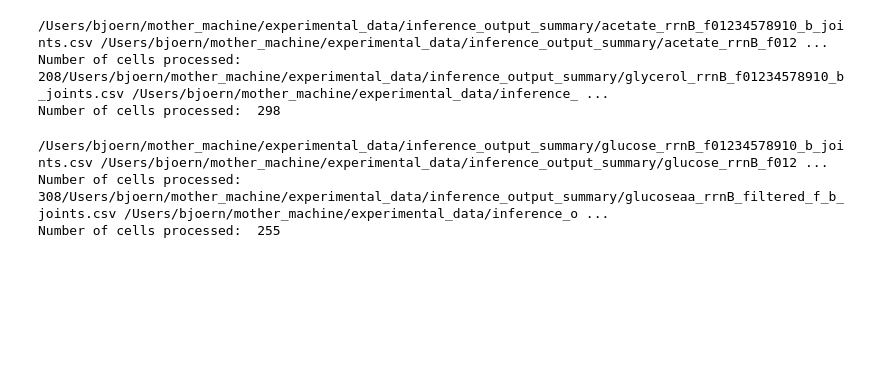
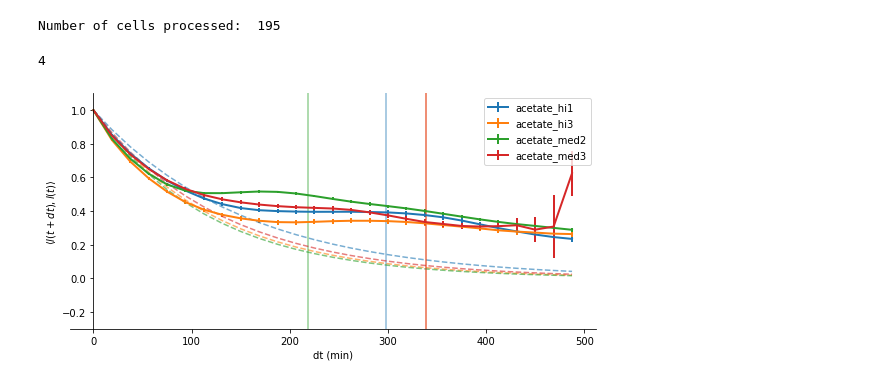
Before and after one commit to bjks/gfp_gaussian_process, a Jupyter notebook: python_src/auto_correlation_tree.ipynb, the cells around one changed output. Saved outputs shown, nothing was run; the diff lists cells and outputs as text; code cells hidden in the pictures; blank space fills up the shorter version.

Commit message:
remove segment 2 treatment for theos data, auto-corr tree as py script

```diff
--- a/python_src/auto_correlation_tree.ipynb
+++ b/python_src/auto_correlation_tree.ipynb
@@ -316,31 +316,25 @@ def files2correlation_function(joint_file, prediction_file, dts, tol):
 
     return correlations
 # %%
-joint_filenames =['/Users/bjoern/mother_machine/experimental_data/inference_output_summary/acetate_rrnB_f01234578910_b_joints.csv',
-            '/Users/bjoern/mother_machine/experimental_data/inference_output_summary/glycerol_rrnB_f01234578910_b_joints.csv',
-            '/Users/bjoern/mother_machine/experimental_data/inference_output_summary/glucose_rrnB_f01234578910_b_joints.csv',
-            '/Users/bjoern/mother_machine/experimental_data/inference_output_summary/glucoseaa_rrnB_filtered_f_b_joints.csv']
-
-prediction_filenames =['/Users/bjoern/mother_machine/experimental_data/inference_output_summary/acetate_rrnB_f01234578910_b_prediction.csv',
-            '/Users/bjoern/mother_machine/experimental_data/inference_output_summary/glycerol_rrnB_f01234578910_b_prediction.csv',
-            '/Users/bjoern/mother_machine/experimental_data/inference_output_summary/glucose_rrnB_f01234578910_b_prediction.csv',
-            '/Users/bjoern/mother_machine/experimental_data/inference_output_summary/glucoseaa_rrnB_filtered_f_b_prediction.csv']
+joint_filenames =['/Users/bjoern/mother_machine/experimental_data/data_dany_20220111/acetate_hi1_f01234578910_b_joints.csv',
+            '/Users/bjoern/mother_machine/experimental_data/data_dany_20220111/acetate_hi3_f01234578910_b_joints.csv',
+            '/Users/bjoern/mother_machine/experimental_data/data_dany_20220111/acetate_med2_f01234578910_b_joints.csv',
+            '/Users/bjoern/mother_machine/experimental_data/data_dany_20220111/acetate_med3_filtered_f01234578910_b_joints.csv']
 
 
 corrs = []
-dts=[18.75, 6, 3, 1.5]
+dts=[18.75,18.75, 18.75, 18.75]
 
-for jf, pf, dt in zip(joint_filenames, prediction_filenames, dts):
-    print(jf, pf)
+for jf, dt in zip(joint_filenames, dts):
+    pf = jf.replace("joints", "prediction")
     corr = files2correlation_function(jf, pf, np.arange(0, 500, dt), 0.3)
     corrs.append(corr)
 # %% [output]
-/Users/bjoern/mother_machine/experimental_data/inference_output_summary/acetate_rrnB_f01234578910_b_joints.csv /Users/bjoern/mother_machine/experimental_data/inference_output_summary/acetate_rrnB_f012 ...
-Number of cells processed:  208/Users/bjoern/mother_machine/experimental_data/inference_output_summary/glycerol_rrnB_f01234578910_b_joints.csv /Users/bjoern/mother_machine/experimental_data/inference_ ...
-Number of cells processed:  298
+Number of cells processed:  195
-/Users/bjoern/mother_machine/experimental_data/inference_output_summary/glucose_rrnB_f01234578910_b_joints.csv /Users/bjoern/mother_machine/experimental_data/inference_output_summary/glucose_rrnB_f012 ...
-Number of cells processed:  308/Users/bjoern/mother_machine/experimental_data/inference_output_summary/glucoseaa_rrnB_filtered_f_b_joints.csv /Users/bjoern/mother_machine/experimental_data/inference_o ...
-Number of cells processed:  255
+# %%
+len(corrs)
+# %% [output]
+4
 # %%
 def tree_correlation_plot(correlations, x, y, plot_file=None, title=None, param_dict=None, min_joint_number=10):
     mapping = {z:i for i, z in enumerate(["x(t+dt)", "g(t+dt)", "l(t+dt)", "q(t+dt)", "x(t)", "g(t)", "l(t)", "q(t)"])}
@@ -440,3 +513,14 @@ def tree_correlation_plot(correlations, x, y, plot_file=None, title=None, param_
+# %%
+
+param_dict_list=[]
+labels = []
+
+for filename in joint_filenames:
+    param_dict_list.append(read_final_params(filename))
+    labels.append(filename.split('/')[-1].split("_")[0] + "_" + filename.split('/')[-1].split("_")[1])
+tree_correlation_plot_list(corrs, "l(t+dt)", "l(t)", plot_file=None, labels=labels, param_dict_list=param_dict_list, min_joint_number=10)
+# %% [output]
+[figure, added]
 # %%
 for filename, dt, corr in zip(joint_filenames, dts, corrs):
     data_set = filename.split("/")[-1].split("_")[0] + '_' + filename.split("/")[-1].split("_")[1]
```
Also changed, not shown: parts of 2 cells of this notebook, 5 other files.
